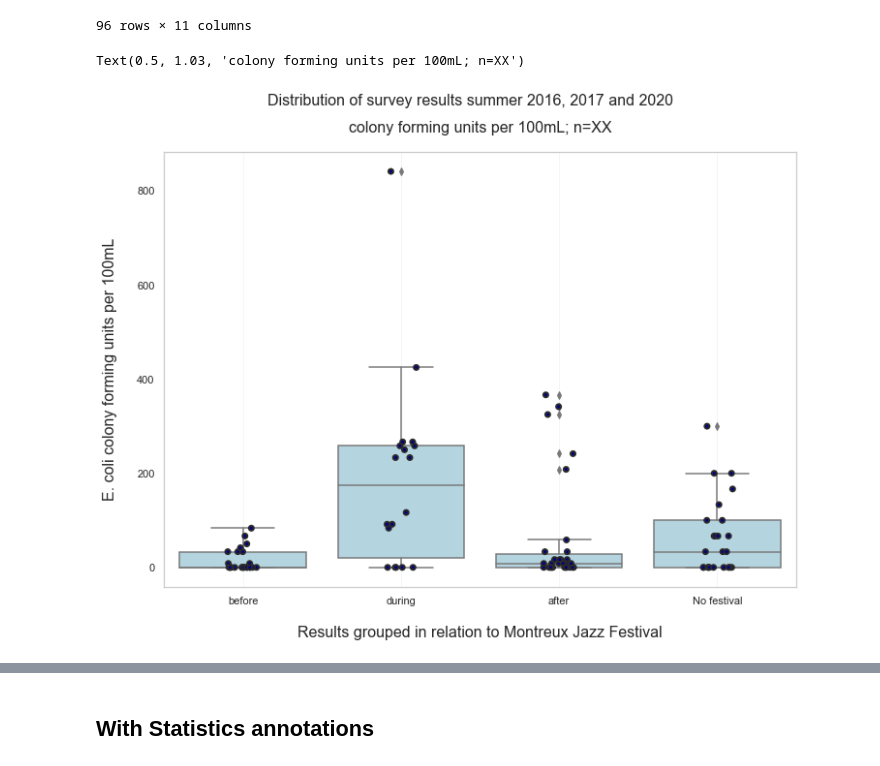
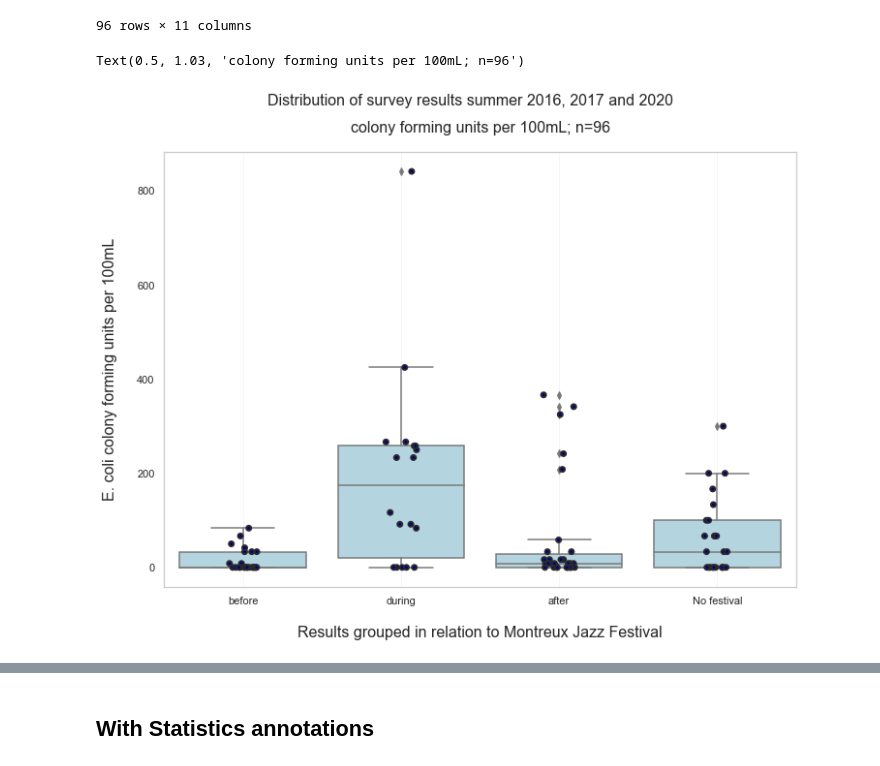
Before and after one commit to Hackuarium/montreux-water-quality, a Jupyter notebook: 2-plots.ipynb, the cells around one changed output, grey strips where cells are left out. Cells and saved outputs as stored; diff of their text form; code cells hidden in the pictures.

Commit message:
number of samples in bar plot, new correlation_p-value method

```diff
--- a/2-plots.ipynb
+++ b/2-plots.ipynb
@@ -322,21 +322,21 @@ barplot
 # %%
 data = barplot
 x = "festival"
 y = "cfu"
 order= ['before', 'during', 'after', 'No festival']
 
 
 ax = sns.boxplot(x=x, y=y, data=data, order=order, color='lightblue')
 sns.stripplot(ax=ax, x=x, y=y, data=data, alpha=1, linewidth=2, order=order, color='darkblue')
 
 ax.xaxis.grid(which="major", color='b', linewidth=0.7, alpha=0.1)
 ax.set_xlabel("Results grouped in relation to Montreux Jazz Festival", size=16, labelpad=20)
 ax.set_ylabel("E. coli colony forming units per 100mL", size=16, labelpad=20)
 plt.suptitle("Distribution of survey results summer 2016, 2017 and 2020" , fontsize=16, family='sans')
-plt.title("colony forming units per 100mL; n=XX", fontsize=16, family='sans', y=1.03)
+plt.title("colony forming units per 100mL; n={}".format(len(data)), fontsize=16, family='sans', y=1.03)
 # %% [output]
-Text(0.5, 1.03, 'colony forming units per 100mL; n=XX')
+Text(0.5, 1.03, 'colony forming units per 100mL; n=96')
-[figure, old version]
+[figure, new version]
 # %%
 data = barplot.query('year != 20')
 x = "festival"
```
Also changed, not shown: parts of 4 cells of this notebook, 1 other file.
